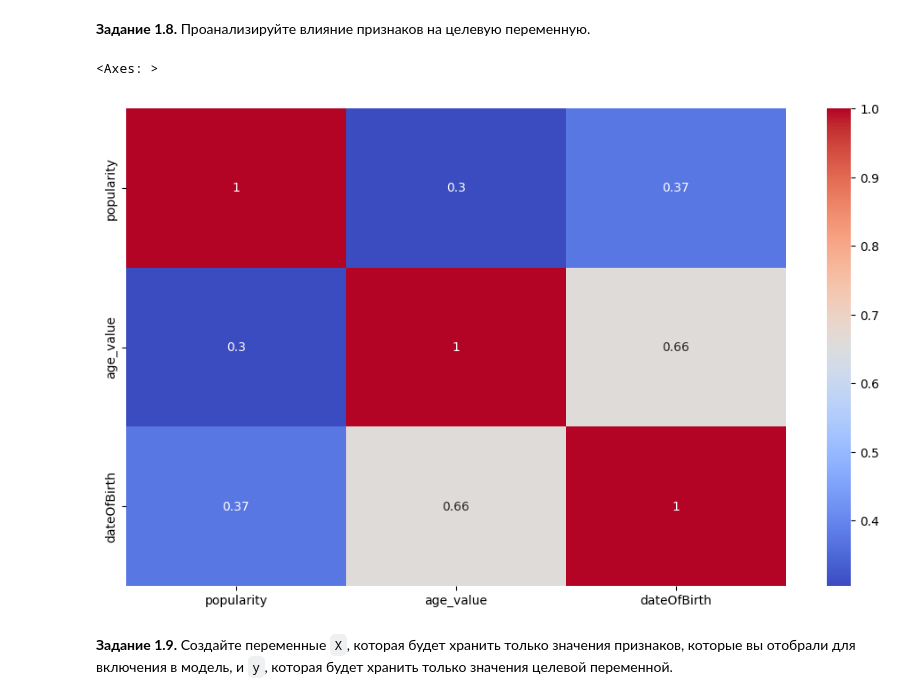
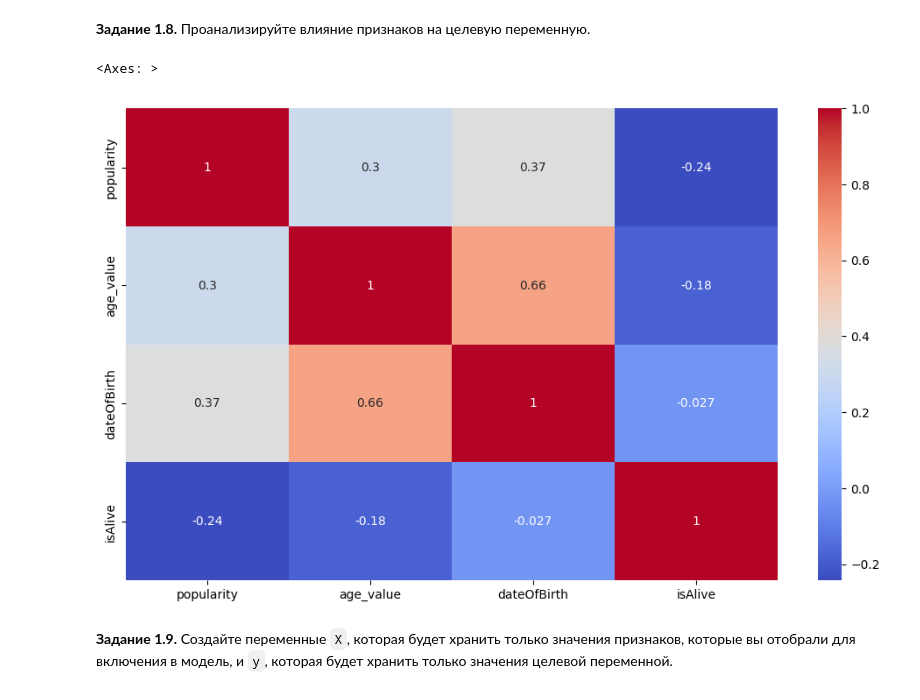
Before and after one commit to Stepyxan/DLS_part_1_ml_cv, a Jupyter notebook: week_01_ml_intro/Homework/hw_1_game_of_thrones.ipynb, the cells around one changed output. Drawn from its saved outputs; the diff is of its cells as text; code cells hidden in the pictures.

```diff
--- a/week_01_ml_intro/Homework/hw_1_game_of_thrones.ipynb
+++ b/week_01_ml_intro/Homework/hw_1_game_of_thrones.ipynb
@@ -496,13 +496,13 @@ data_encoded
 # %% [markdown]
 **Задание 1.8.** Проанализируйте влияние признаков на целевую переменную.
 # %%
-numeric_features = ['popularity', 'age_value', 'dateOfBirth']
+numeric_features = ['popularity', 'age_value', 'dateOfBirth', 'isAlive']
 plt.figure(figsize=(12, 7))
 
 sbn.heatmap(data_encoded[numeric_features].corr(), annot=True, cmap='coolwarm')
 # %% [output]
 <Axes: >
-[figure, old version]
+[figure, new version]
 # %% [markdown]
 **Задание 1.9.** Создайте переменные `X`, которая будет хранить только значения признаков, которые вы отобрали для включения в модель, и `y`, которая будет хранить только значения целевой переменной.
 # %%
```
Also changed, not shown: parts of 7 cells of this notebook.
